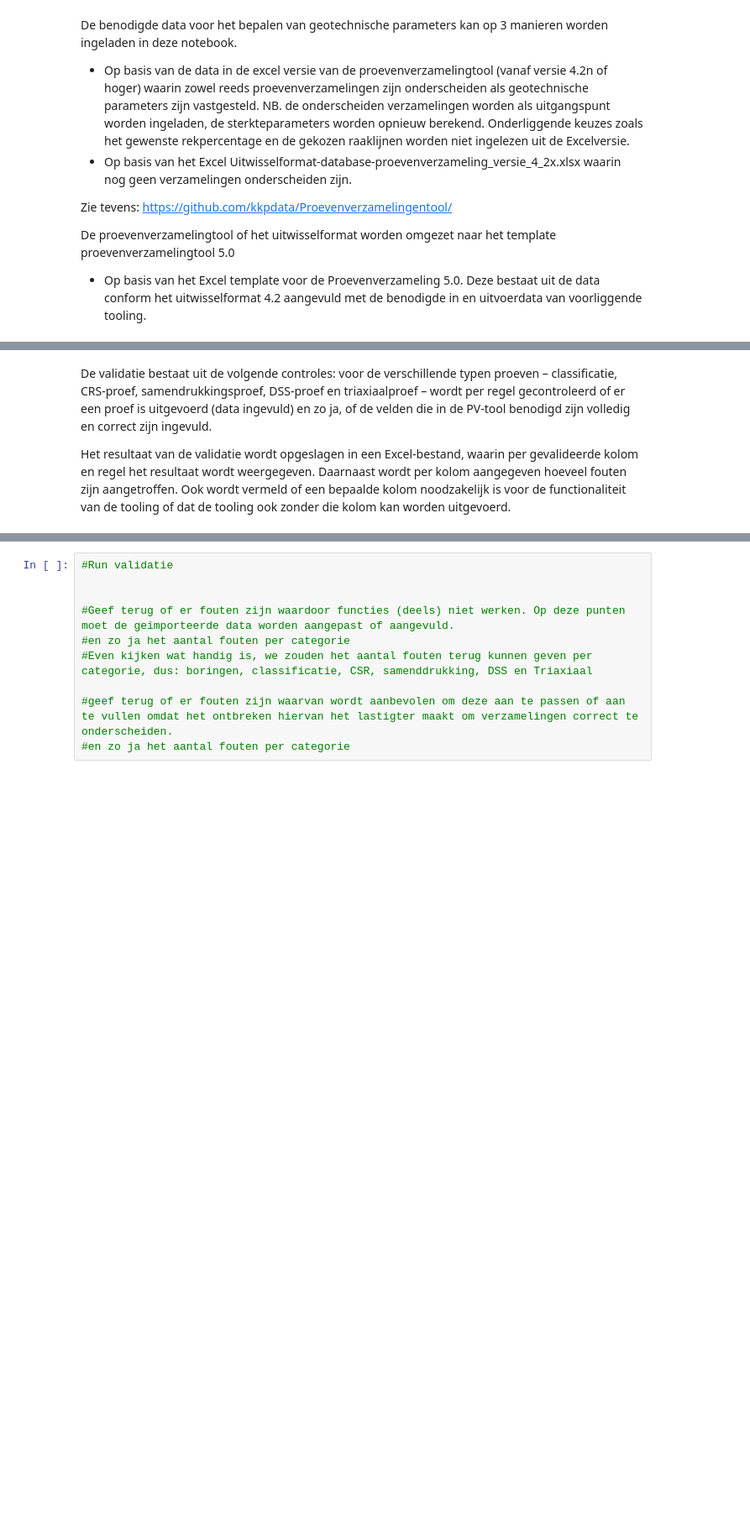
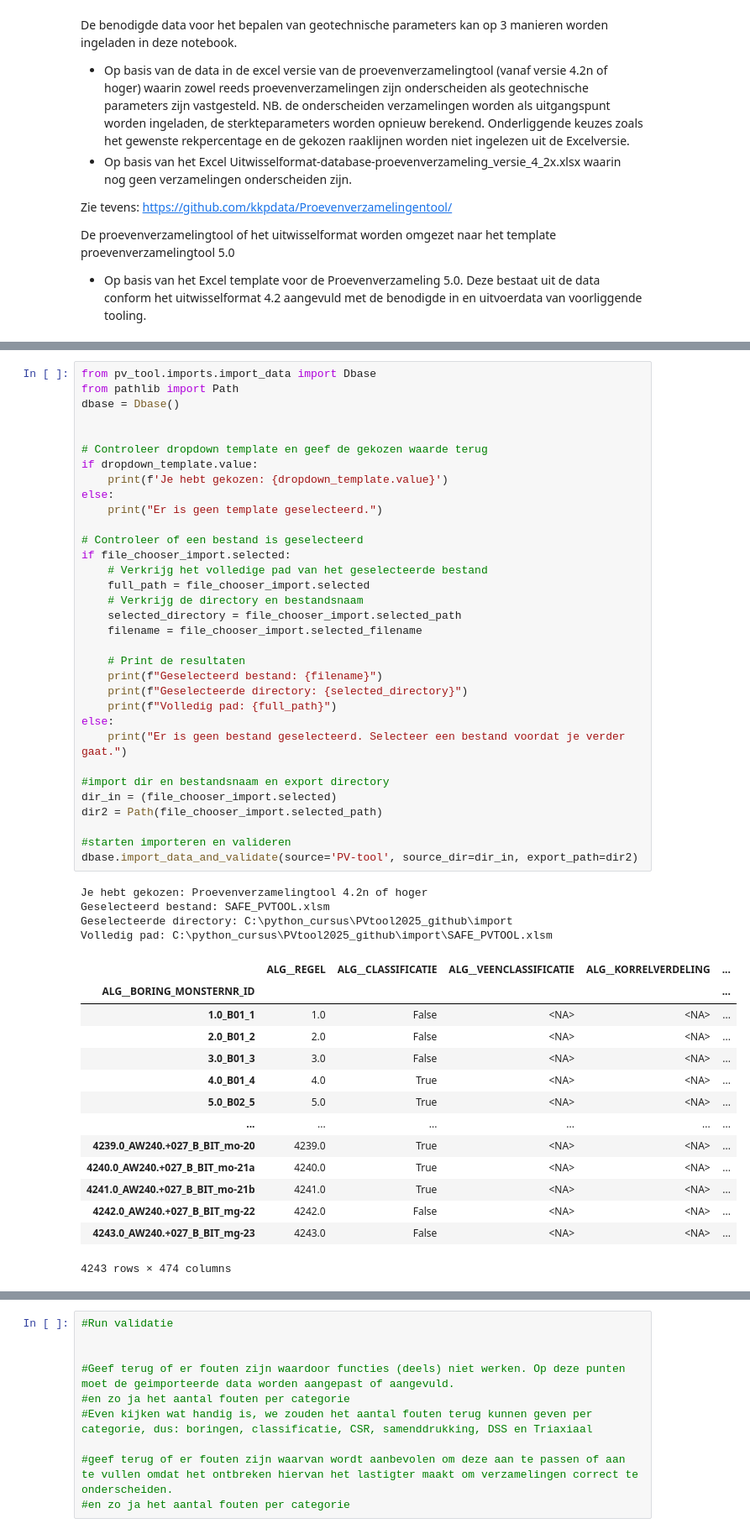
Before and after one commit to kkpdata/PV-tool, a Jupyter notebook: Mockup PV-tool v0.1.ipynb, the cells around one changed output, grey strips where cells are left out. Shown at 84% size. Drawn from its saved outputs; the diff is of its cells as text; blank space fills up the shorter version.

Commit message:
PV_tool v0.1

```diff
--- a/Mockup PV-tool v0.1.ipynb
+++ b/Mockup PV-tool v0.1.ipynb
@@ -169,4 +118,52 @@ Er is geen bestand geüpload. Upload een bestand voordat je verder gaat.
-# %% [markdown]
-De validatie bestaat uit de volgende controles: voor de verschillende typen proeven – classificatie, CRS-proef, samendrukkingsproef, DSS-proef en triaxiaalproef – wordt per regel gecontroleerd of er een proef is uitgevoerd (data ingevuld) en zo ja, of de velden die in de PV-tool benodigd zijn volledig en correct zijn ingevuld.
-
-Het resultaat van de validatie wordt opgeslagen in een Excel-bestand, waarin per gevalideerde kolom en regel het resultaat wordt weergegeven. Daarnaast wordt per kolom aangegeven hoeveel fouten zijn aangetroffen. Ook wordt vermeld of een bepaalde kolom noodzakelijk is voor de functionaliteit van de tooling of dat de tooling ook zonder die kolom kan worden uitgevoerd.
+# %%
+from pv_tool.imports.import_data import Dbase
+from pathlib import Path
+dbase = Dbase()
+
+
+# Controleer dropdown template en geef de gekozen waarde terug
+if dropdown_template.value:
+    print(f'Je hebt gekozen: {dropdown_template.value}')
+else:
+    print("Er is geen template geselecteerd.")
+
+# Controleer of een bestand is geselecteerd
+if file_chooser_import.selected:
+    # Verkrijg het volledige pad van het geselecteerde bestand
+    full_path = file_chooser_import.selected
+    # Verkrijg de directory en bestandsnaam
+    selected_directory = file_chooser_import.selected_path
+    filename = file_chooser_import.selected_filename
+
+    # Print de resultaten
+    print(f"Geselecteerd bestand: {filename}")
+    print(f"Geselecteerde directory: {selected_directory}")
+    print(f"Volledig pad: {full_path}")
+else:
+    print("Er is geen bestand geselecteerd. Selecteer een bestand voordat je verder gaat.")
+
+#import dir en bestandsnaam en export directory
+dir_in = (file_chooser_import.selected)
+dir2 = Path(file_chooser_import.selected_path)
+
+#starten importeren en valideren
+dbase.import_data_and_validate(source='PV-tool', source_dir=dir_in, export_path=dir2)
+# %% [output]
+Je hebt gekozen: Proevenverzamelingtool 4.2n of hoger
+Geselecteerd bestand: SAFE_PVTOOL.xlsm
+Geselecteerde directory: C:\python_cursus\PVtool2025_github\import
+Volledig pad: C:\python_cursus\PVtool2025_github\import\SAFE_PVTOOL.xlsm
+|  | ALG__REGEL | ALG__CLASSIFICATIE | ALG__VEENCLASSIFICATIE | ALG__KORRELVERDELING | ... |
+| ALG__BORING_MONSTERNR_ID |  |  |  |  | ... |
+| 1.0_B01_1 | 1.0 | False | <NA> | <NA> | ... |
+| 2.0_B01_2 | 2.0 | False | <NA> | <NA> | ... |
+| 3.0_B01_3 | 3.0 | False | <NA> | <NA> | ... |
+| 4.0_B01_4 | 4.0 | True | <NA> | <NA> | ... |
+| 5.0_B02_5 | 5.0 | True | <NA> | <NA> | ... |
+| ... | ... | ... | ... | ... | ... |
+| 4239.0_AW240.+027_B_BIT_mo-20 | 4239.0 | True | <NA> | <NA> | ... |
+| 4240.0_AW240.+027_B_BIT_mo-21a | 4240.0 | True | <NA> | <NA> | ... |
+| 4241.0_AW240.+027_B_BIT_mo-21b | 4241.0 | True | <NA> | <NA> | ... |
+| 4242.0_AW240.+027_B_BIT_mg-22 | 4242.0 | False | <NA> | <NA> | ... |
+| 4243.0_AW240.+027_B_BIT_mg-23 | 4243.0 | False | <NA> | <NA> | ... |
+4243 rows × 474 columns
```
Also changed, not shown: parts of 9 cells of this notebook, 11 other files.
